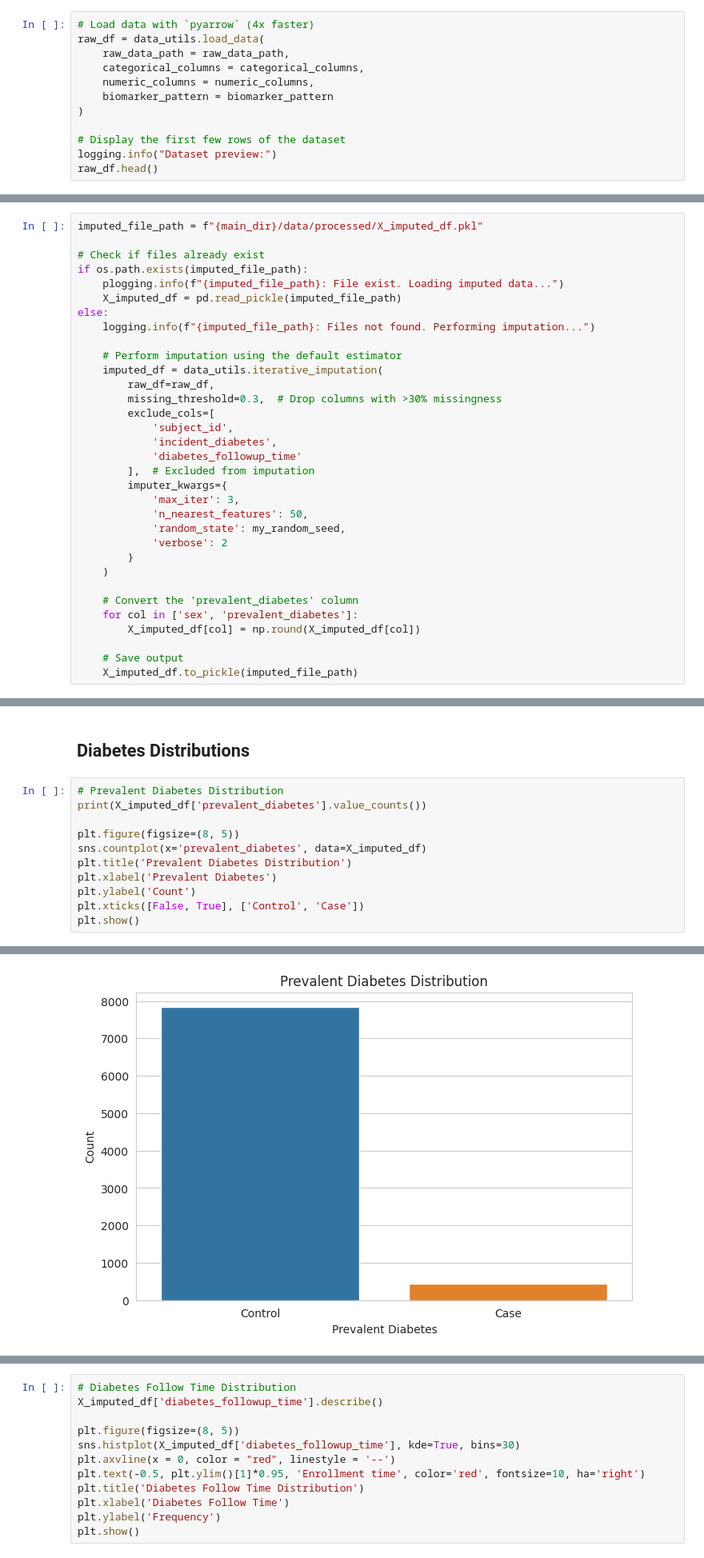
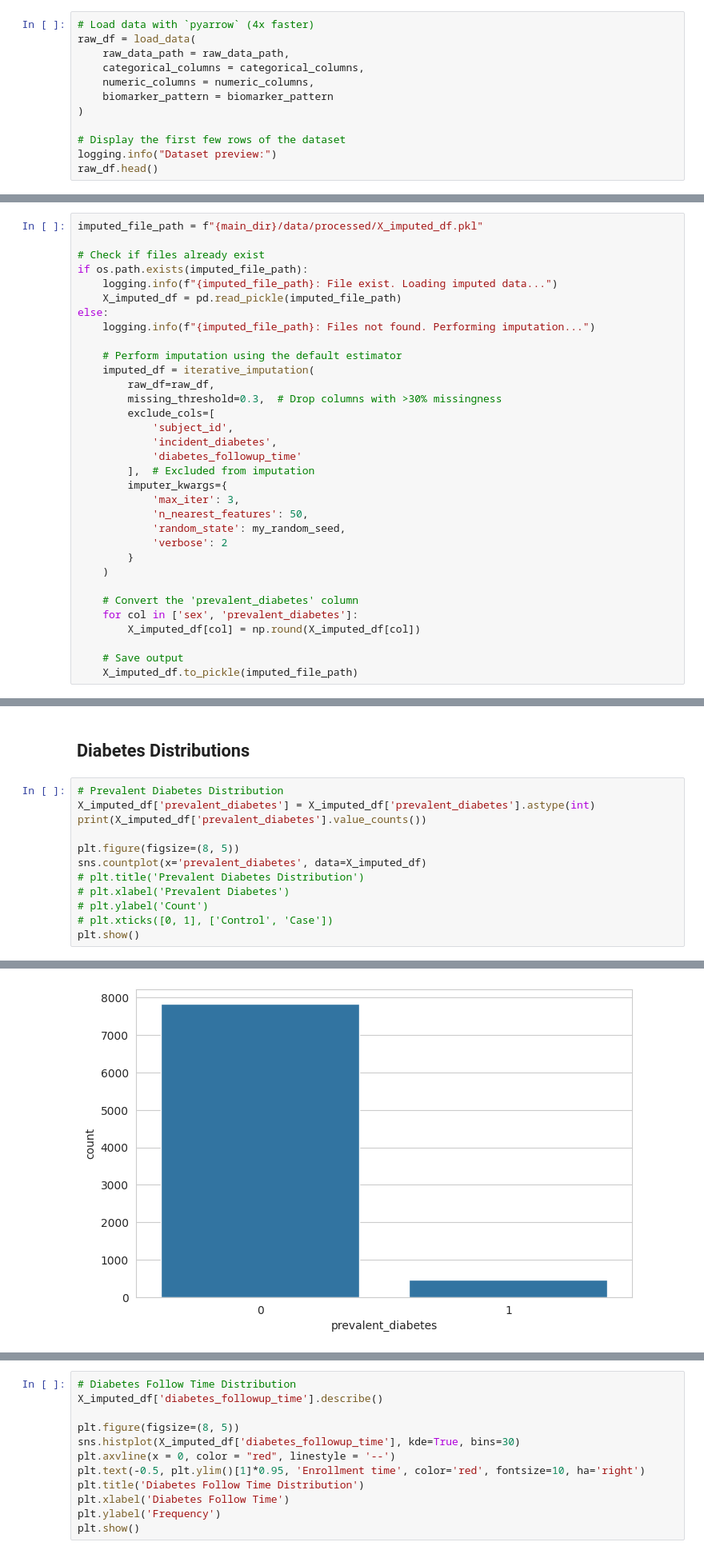
Before and after one commit to ShaunFChen/diabetes_biomarker_project, a Jupyter notebook: notebooks/diabetes_biomarker_analysis.ipynb, the cells around one changed output, grey strips where cells are left out. Shown at 80% size. Drawn from its saved outputs; the diff is of its cells as text.

```diff
--- a/notebooks/diabetes_biomarker_analysis.ipynb
+++ b/notebooks/diabetes_biomarker_analysis.ipynb
@@ -80,7 +82,7 @@ main_dir = str(Path().resolve().parent)
 ## Load Dataset
 # %%
 # Load data with `pyarrow` (4x faster)
-raw_df = data_utils.load_data(
+raw_df = load_data(
     raw_data_path = raw_data_path,
     categorical_columns = categorical_columns,
     numeric_columns = numeric_columns,
@@ -192,13 +166,13 @@ imputed_file_path = f"{main_dir}/data/processed/X_imputed_df.pkl"
 
 # Check if files already exist
 if os.path.exists(imputed_file_path):
-    plogging.info(f"{imputed_file_path}: File exist. Loading imputed data...")
+    logging.info(f"{imputed_file_path}: File exist. Loading imputed data...")
     X_imputed_df = pd.read_pickle(imputed_file_path)
 else:
     logging.info(f"{imputed_file_path}: Files not found. Performing imputation...")
 
     # Perform imputation using the default estimator
-    imputed_df = data_utils.iterative_imputation(
+    imputed_df = iterative_imputation(
         raw_df=raw_df,
         missing_threshold=0.3,  # Drop columns with >30% missingness
         exclude_cols=[
@@ -333,14 +307,15 @@ Name: BMI, dtype: float64
 ## Diabetes Distributions
 # %%
 # Prevalent Diabetes Distribution
+X_imputed_df['prevalent_diabetes'] = X_imputed_df['prevalent_diabetes'].astype(int)
 print(X_imputed_df['prevalent_diabetes'].value_counts())
 
 plt.figure(figsize=(8, 5))
 sns.countplot(x='prevalent_diabetes', data=X_imputed_df)
-plt.title('Prevalent Diabetes Distribution')
-plt.xlabel('Prevalent Diabetes')
-plt.ylabel('Count')
-plt.xticks([False, True], ['Control', 'Case'])
+# plt.title('Prevalent Diabetes Distribution')
+# plt.xlabel('Prevalent Diabetes')
+# plt.ylabel('Count')
+# plt.xticks([0, 1], ['Control', 'Case'])
 plt.show()
 # %% [output]
 prevalent_diabetes
@@ -349,5 +324,5 @@ True      451
 Name: count, dtype: int64
-[figure, old version]
+[figure, new version]
 # %%
 # Incident Diabetes Distribution
 print(X_imputed_df['incident_diabetes'].value_counts())
```
Also changed, not shown: parts of 14 cells of this notebook, 16 other files.
